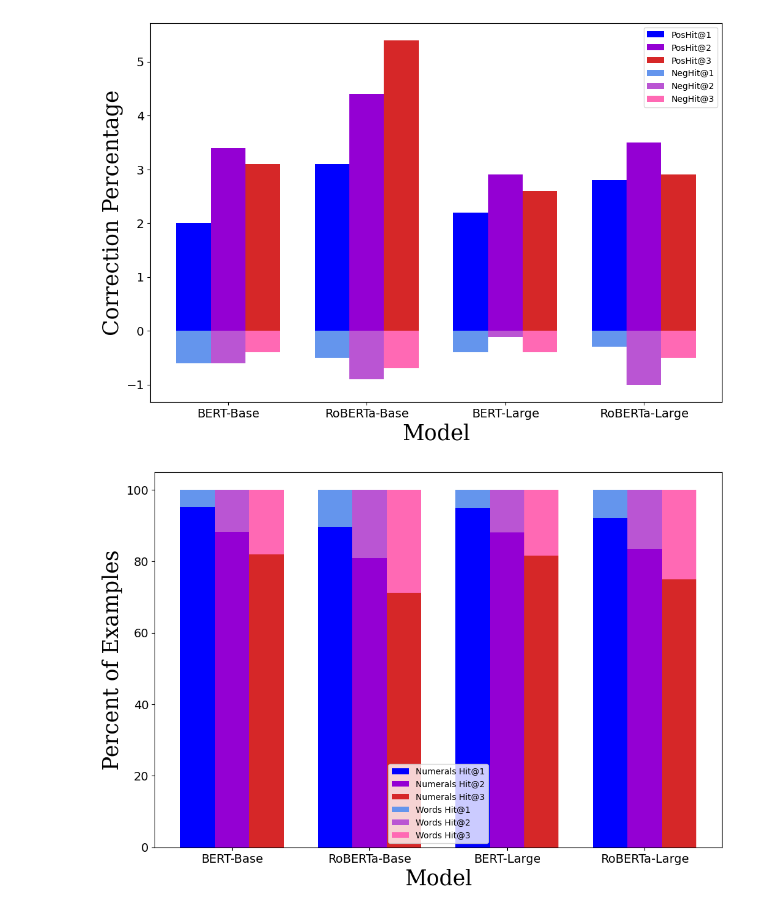
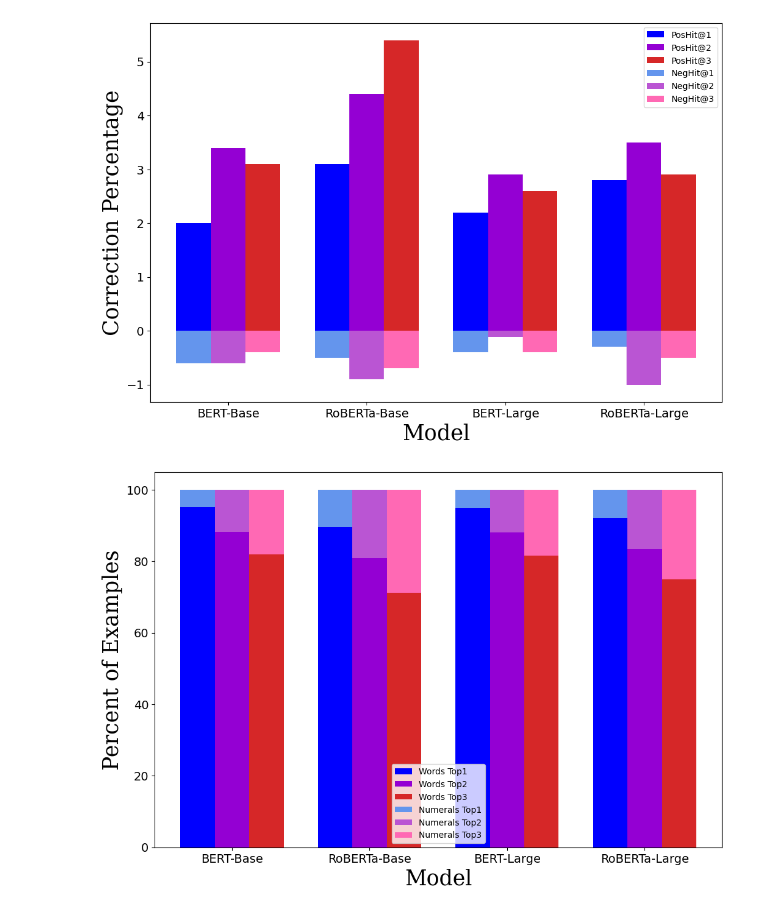
Before and after one commit to nfinkle/NumerSense, a Jupyter notebook: build_bar_graph.ipynb, the cells around one changed output. Drawn from its saved outputs; the diff is of its cells as text; code cells hidden in the pictures.

```diff
--- a/build_bar_graph.ipynb
+++ b/build_bar_graph.ipynb
@@ -93,45 +94,48 @@ def neg(l):
 number_words_1 = neg([04.8, 10.4, 05.1,  7.8])
 number_words_2 = neg([11.8, 19.0, 12.0, 16.6])
 number_words_3 = neg([18.0, 28.8, 18.4, 25.1])
+barWidth = 0.25
 br1 = np.arange(len(numerals_1))
+br2 = [x + barWidth for x in br1]
+br3 = [x + barWidth for x in br2]
 
 # Make the plot
 pos_bar_1 = plt.bar(br1, numerals_1, color=mcolors.CSS4_COLORS['blue'], width=barWidth,
-                 label='Numerals Hit@1')
+                    label='Words Top1')
 
-pos_bar_2 = plt.bar(br2, numerals_2, color=mcolors.CSS4_COLORS['darkviolet'], width=barWidth, label='Numerals Hit@2')
-pos_bar_3 = plt.bar(br3, numerals_3, color=mcolors.TABLEAU_COLORS['tab:red'], width=barWidth, label='Numerals Hit@3')
+pos_bar_2 = plt.bar(br2, numerals_2, color=mcolors.CSS4_COLORS['darkviolet'], width=barWidth, label='Words Top2')
+pos_bar_3 = plt.bar(br3, numerals_3, color=mcolors.TABLEAU_COLORS['tab:red'], width=barWidth, label='Words Top3')
 neg_bar_1 = plt.bar(br1, number_words_1, color=mcolors.CSS4_COLORS['cornflowerblue'], width=barWidth, bottom=numerals_1,
-        label='Words Hit@1')
+                    label='Numerals Top1')
 neg_bar_2 = plt.bar(br2, number_words_2, color=mcolors.CSS4_COLORS['mediumorchid'], width=barWidth, bottom=numerals_2,
-                     label='Words Hit@2')
+                    label='Numerals Top2')
 neg_bar_3 = plt.bar(br3, number_words_3, color=mcolors.CSS4_COLORS['hotpink'], width=barWidth, bottom=numerals_3,
-         label='Words Hit@3')
+         label='Numerals Top3')
 group_names = ['BERT-Base', 'RoBERTa-Base', 'BERT-Large', 'RoBERTa-Large']
 
 ticks = [r + barWidth for r in range(len(numerals_1))]
 
 
 # Create a font dictionary using the font manager
 font_dict = {
     'family': 'serif',
     'size': 25,
 #     'fontname': fm.findfont('Garamond')
 }
 
 # Adding Xticks
 plt.xlabel('Model', **font_dict)
 plt.ylabel('Percent of Examples', **font_dict)
 plt.xticks(ticks, group_names, fontsize=14)
 plt.yticks(fontsize=14)
 font_dict = {
     'family': 'serif',
     'size': 36,
     #     'fontname': fm.findfont('Garamond')
 }
 
 # plt.title("Figure 2. Masked Tokens Numerals vs. Words ",**font_dict)
 plt.legend()
 plt.show()
 # %% [output]
-[figure, old version]
+[figure, new version]
```
Also changed, not shown: parts of 1 cell of this notebook, 1 other file.
